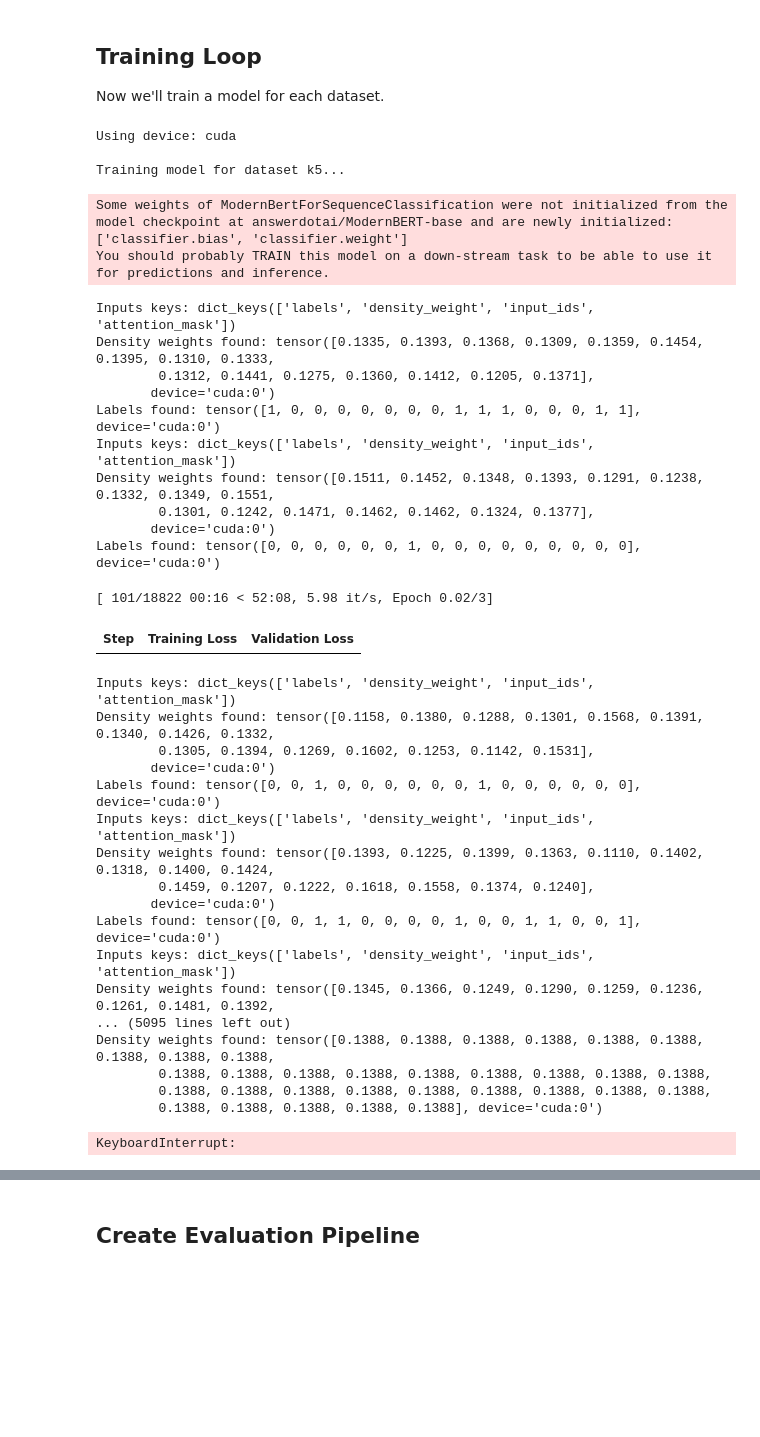
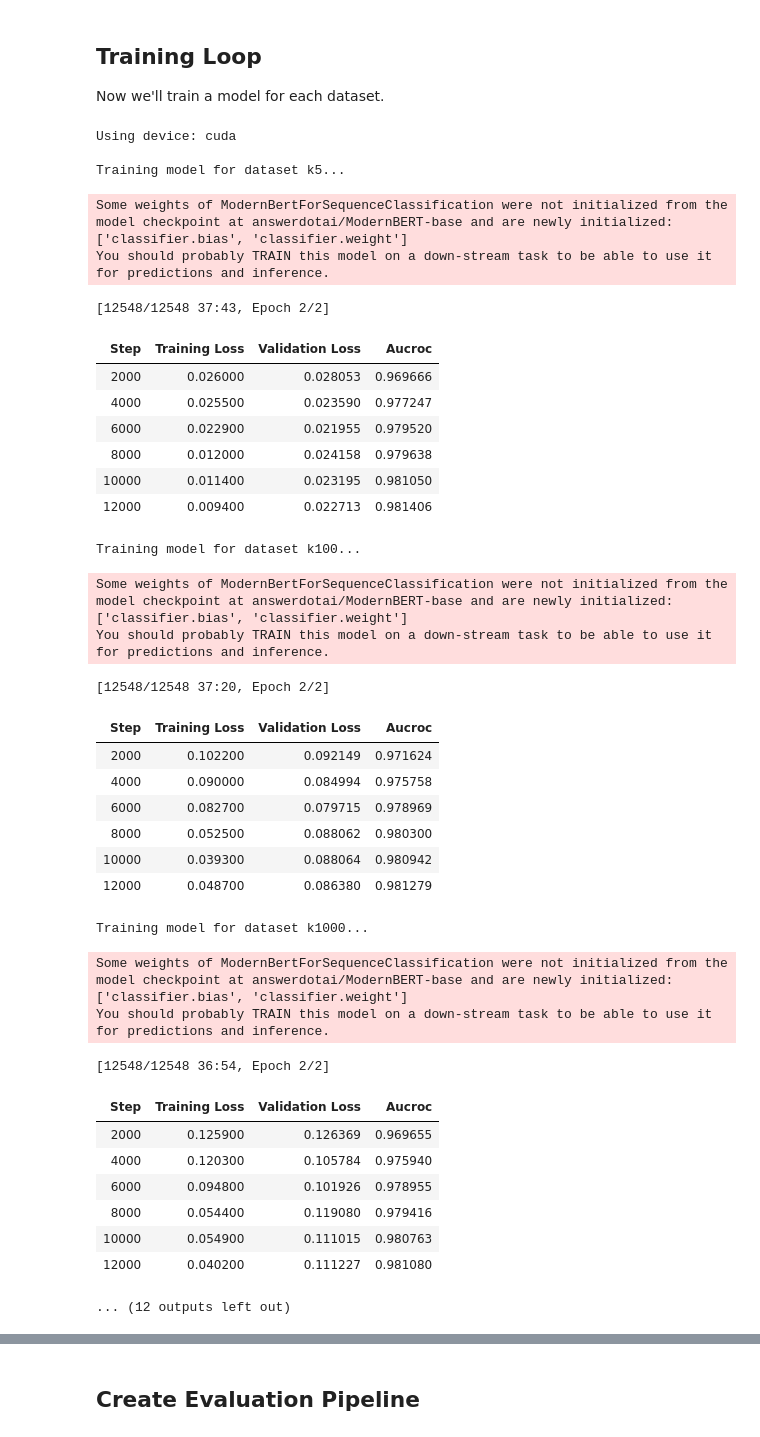
Before and after one commit to alex-dias/modernbert-hs, a Jupyter notebook: knn_modernbert_trainer - Copy.ipynb, the cells around one changed output, grey strips where cells are left out. Cells and saved outputs as stored; diff of their text form; code cells hidden in the pictures; blank space fills up the shorter version.

```diff
--- a/knn_modernbert_trainer - Copy.ipynb
+++ b/knn_modernbert_trainer - Copy.ipynb
@@ -406,10 +406,10 @@ for dataset_name, tokenized_dataset in tokenized_datasets.items():
     output_dir = f"models_knn_test/toxigen-{dataset_name}-classifier"
     training_args = TrainingArguments(
         output_dir=output_dir,
-        per_device_train_batch_size=16,
+        per_device_train_batch_size=32,
         per_device_eval_batch_size=32,
         learning_rate=2e-5,
-        num_train_epochs=3,
+        num_train_epochs=2,
         warmup_ratio=0.1,
         weight_decay=0.01,
         bf16=torch.cuda.is_available(),
@@ -418,14 +418,14 @@ for dataset_name, tokenized_dataset in tokenized_datasets.items():
         logging_strategy="steps",
         logging_steps=50,
         eval_strategy="steps",
-        eval_steps=100,
+        eval_steps=2000,
         save_strategy="steps",
-        save_steps=100,
+        save_steps=2000,
         save_total_limit=3,
         load_best_model_at_end=True,
         metric_for_best_model="aucroc",
         greater_is_better=True,
-        gradient_accumulation_steps=2,
+        gradient_accumulation_steps=1,
         report_to="tensorboard",
         lr_scheduler_type="cosine",
         seed=42,
@@ -433,7 +433,7 @@ for dataset_name, tokenized_dataset in tokenized_datasets.items():
     )
 
     early_stopping_callback = EarlyStoppingCallback(
-        early_stopping_patience=1,
+        early_stopping_patience=4,
         early_stopping_threshold=0.001
     )
 
@@ -449,63 +449,64 @@ for dataset_name, tokenized_dataset in tokenized_datasets.items():
         model=model,
         args=training_args,
         train_dataset=tokenized_dataset["train"],
         eval_dataset=tokenized_dataset["test"],
         compute_metrics=compute_metrics,
         callbacks=[early_stopping_callback],
         #data_collator=data_collatorX
     )
 
     # Train the model
     trainer.train()
 
     model_path = f"models_knn_test/ModernBERT-{dataset_name}-final"
     tokenizer_path = f"models_knn_test/ModernBERT-{dataset_name}-tokenizer"
     model.save_pretrained(model_path)
     tokenizer.save_pretrained(tokenizer_path)
 
     #print(f"Model for {dataset_name} saved to {model_path}")
     #print(f"Tokenizer for {dataset_name} saved to {tokenizer_path}")
 
     trained_models[dataset_name] = {
         "model_path": model_path,
         "tokenizer_path": tokenizer_path
     }
 # %% [output]
 Using device: cuda
 
 Training model for dataset k5...
 Some weights of ModernBertForSequenceClassification were not initialized from the model checkpoint at answerdotai/ModernBERT-base and are newly initialized: ['classifier.bias', 'classifier.weight']
 You should probably TRAIN this model on a down-stream task to be able to use it for predictions and inference.
-Inputs keys: dict_keys(['labels', 'density_weight', 'input_ids', 'attention_mask'])
-Density weights found: tensor([0.1335, 0.1393, 0.1368, 0.1309, 0.1359, 0.1454, 0.1395, 0.1310, 0.1333,
-        0.1312, 0.1441, 0.1275, 0.1360, 0.1412, 0.1205, 0.1371],
-       device='cuda:0')
-Labels found: tensor([1, 0, 0, 0, 0, 0, 0, 0, 1, 1, 1, 0, 0, 0, 1, 1], device='cuda:0')
-Inputs keys: dict_keys(['labels', 'density_weight', 'input_ids', 'attention_mask'])
-Density weights found: tensor([0.1511, 0.1452, 0.1348, 0.1393, 0.1291, 0.1238, 0.1332, 0.1349, 0.1551,
-        0.1301, 0.1242, 0.1471, 0.1462, 0.1462, 0.1324, 0.1377],
-       device='cuda:0')
-Labels found: tensor([0, 0, 0, 0, 0, 0, 1, 0, 0, 0, 0, 0, 0, 0, 0, 0], device='cuda:0')
+[12548/12548 37:43, Epoch 2/2]
+| Step | Training Loss | Validation Loss | Aucroc |
+| 2000 | 0.026000 | 0.028053 | 0.969666 |
+| 4000 | 0.025500 | 0.023590 | 0.977247 |
+| 6000 | 0.022900 | 0.021955 | 0.979520 |
+| 8000 | 0.012000 | 0.024158 | 0.979638 |
+| 10000 | 0.011400 | 0.023195 | 0.981050 |
+| 12000 | 0.009400 | 0.022713 | 0.981406 |
-[ 101/18822 00:16 < 52:08, 5.98 it/s, Epoch 0.02/3]
+Training model for dataset k100...
-| Step | Training Loss | Validation Loss |
-Inputs keys: dict_keys(['labels', 'density_weight', 'input_ids', 'attention_mask'])
-Density weights found: tensor([0.1158, 0.1380, 0.1288, 0.1301, 0.1568, 0.1391, 0.1340, 0.1426, 0.1332,
-        0.1305, 0.1394, 0.1269, 0.1602, 0.1253, 0.1142, 0.1531],
-       device='cuda:0')
-Labels found: tensor([0, 0, 1, 0, 0, 0, 0, 0, 0, 1, 0, 0, 0, 0, 0, 0], device='cuda:0')
-Inputs keys: dict_keys(['labels', 'density_weight', 'input_ids', 'attention_mask'])
-Density weights found: tensor([0.1393, 0.1225, 0.1399, 0.1363, 0.1110, 0.1402, 0.1318, 0.1400, 0.1424,
-        0.1459, 0.1207, 0.1222, 0.1618, 0.1558, 0.1374, 0.1240],
-       device='cuda:0')
-Labels found: tensor([0, 0, 1, 1, 0, 0, 0, 0, 1, 0, 0, 1, 1, 0, 0, 1], device='cuda:0')
-Inputs keys: dict_keys(['labels', 'density_weight', 'input_ids', 'attention_mask'])
-Density weights found: tensor([0.1345, 0.1366, 0.1249, 0.1290, 0.1259, 0.1236, 0.1261, 0.1481, 0.1392,
-... (5095 lines left out)
-Density weights found: tensor([0.1388, 0.1388, 0.1388, 0.1388, 0.1388, 0.1388, 0.1388, 0.1388, 0.1388,
-        0.1388, 0.1388, 0.1388, 0.1388, 0.1388, 0.1388, 0.1388, 0.1388, 0.1388,
-        0.1388, 0.1388, 0.1388, 0.1388, 0.1388, 0.1388, 0.1388, 0.1388, 0.1388,
-        0.1388, 0.1388, 0.1388, 0.1388, 0.1388], device='cuda:0')
+Some weights of ModernBertForSequenceClassification were not initialized from the model checkpoint at answerdotai/ModernBERT-base and are newly initialized: ['classifier.bias', 'classifier.weight']
+You should probably TRAIN this model on a down-stream task to be able to use it for predictions and inference.
-KeyboardInterrupt:
+[12548/12548 37:20, Epoch 2/2]
+| Step | Training Loss | Validation Loss | Aucroc |
+| 2000 | 0.102200 | 0.092149 | 0.971624 |
+| 4000 | 0.090000 | 0.084994 | 0.975758 |
+| 6000 | 0.082700 | 0.079715 | 0.978969 |
+| 8000 | 0.052500 | 0.088062 | 0.980300 |
+| 10000 | 0.039300 | 0.088064 | 0.980942 |
+| 12000 | 0.048700 | 0.086380 | 0.981279 |
+Training model for dataset k1000...
+Some weights of ModernBertForSequenceClassification were not initialized from the model checkpoint at answerdotai/ModernBERT-base and are newly initialized: ['classifier.bias', 'classifier.weight']
+You should probably TRAIN this model on a down-stream task to be able to use it for predictions and inference.
+[12548/12548 36:54, Epoch 2/2]
+| Step | Training Loss | Validation Loss | Aucroc |
+| 2000 | 0.125900 | 0.126369 | 0.969655 |
+| 4000 | 0.120300 | 0.105784 | 0.975940 |
+| 6000 | 0.094800 | 0.101926 | 0.978955 |
+| 8000 | 0.054400 | 0.119080 | 0.979416 |
+| 10000 | 0.054900 | 0.111015 | 0.980763 |
+| 12000 | 0.040200 | 0.111227 | 0.981080 |
+... (12 outputs left out)
 # %%
 tokenized_dataset["train"].features
 # %% [output]
```
Also changed, not shown: parts of 18 cells of this notebook, 1 other file.
